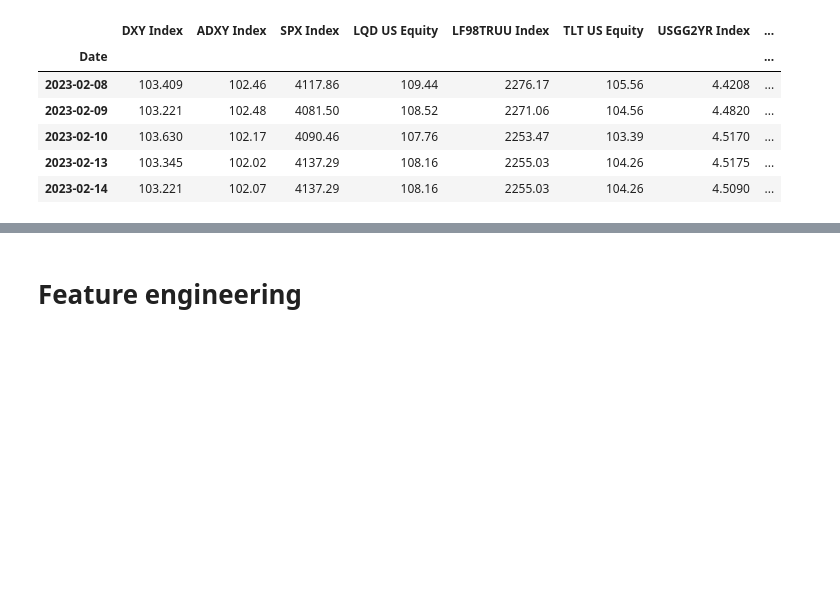
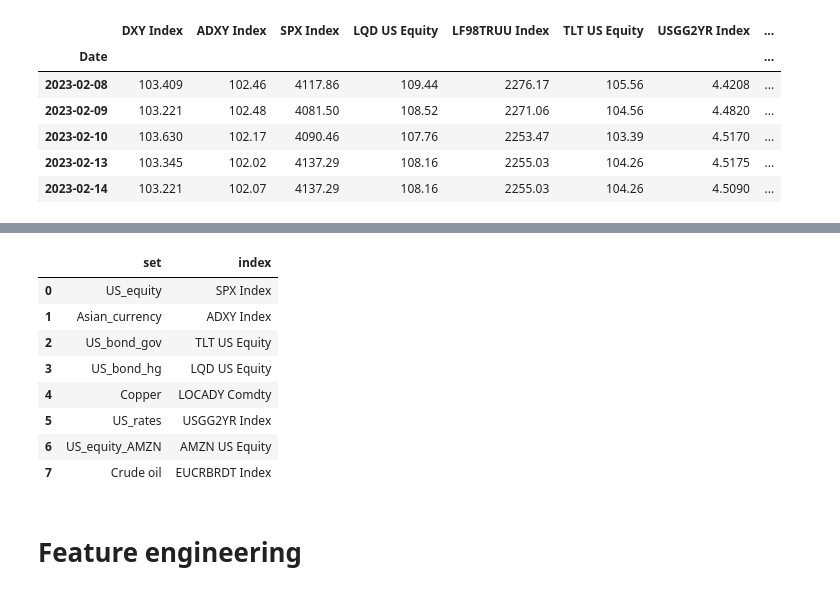
Before and after one commit to joyyuan89/FinAI, a Jupyter notebook: case_study/market_regime/Market_regime_v1.ipynb, the cells around one changed output, grey strips where cells are left out. Cells and saved outputs as stored; diff of their text form; code cells hidden in the pictures; blank space fills up the shorter version.

```diff
--- a/case_study/market_regime/Market_regime_v1.ipynb
+++ b/case_study/market_regime/Market_regime_v1.ipynb
@@ -77,3 +74,15 @@ pandas.core.series.Series
+# %%
+df_index_set
+# %% [output]
+|  | set | index |
+| 0 | US_equity | SPX Index |
+| 1 | Asian_currency | ADXY Index |
+| 2 | US_bond_gov | TLT US Equity |
+| 3 | US_bond_hg | LQD US Equity |
+| 4 | Copper | LOCADY Comdty |
+| 5 | US_rates | USGG2YR Index |
+| 6 | US_equity_AMZN | AMZN US Equity |
+| 7 | Crude oil | EUCRBRDT Index |
 # %% [markdown]
 # Feature engineering
 # %%
```
Also changed, not shown: parts of 31 cells of this notebook, 1 other file.
